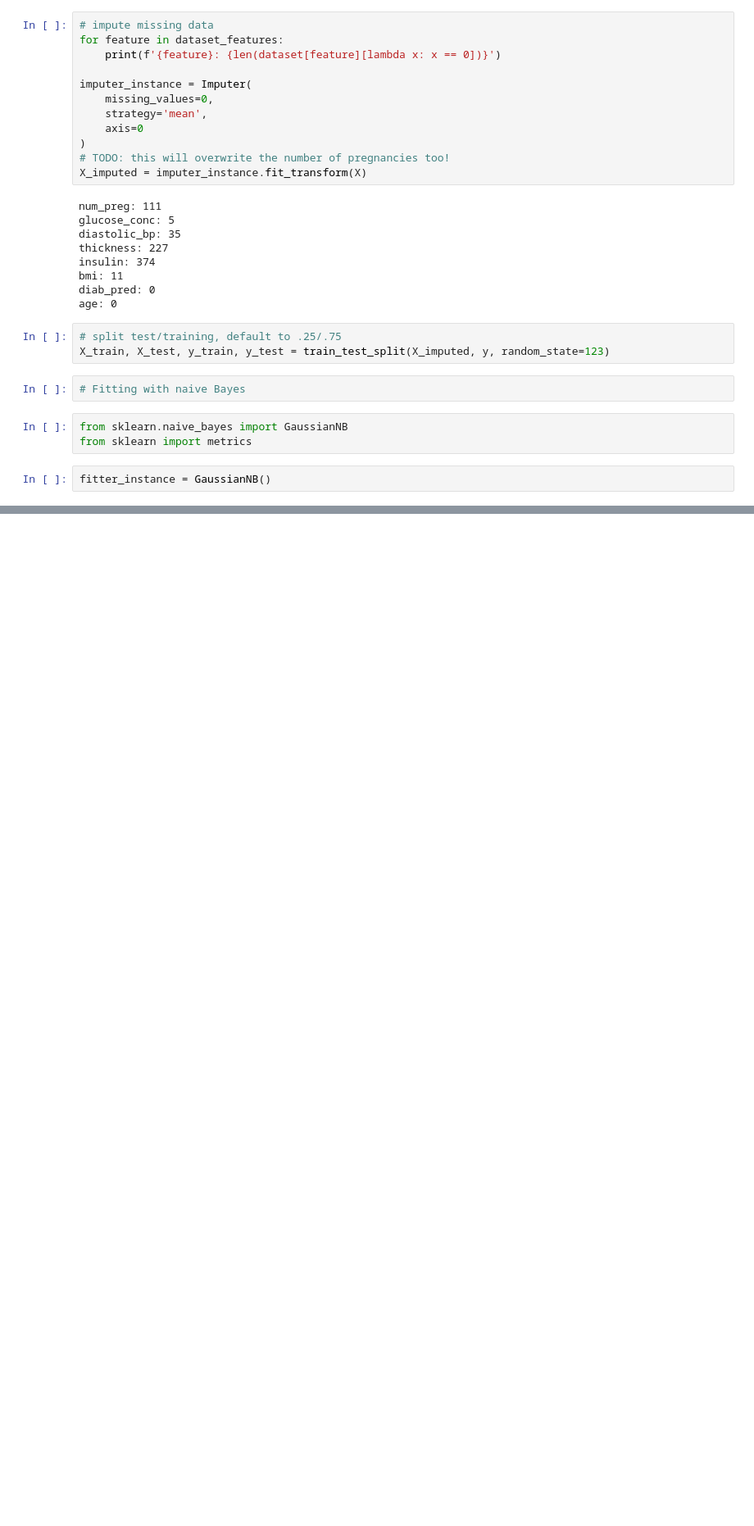
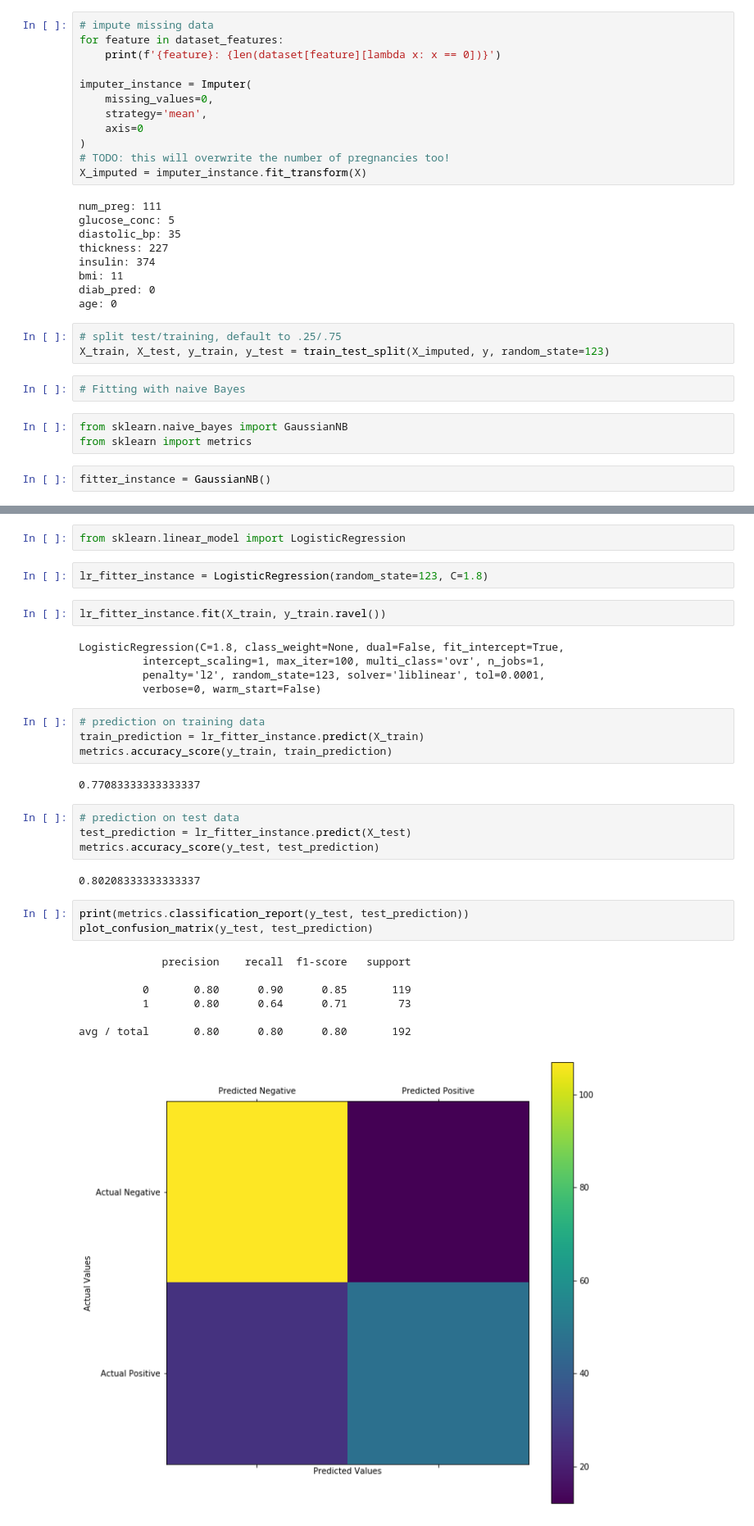
Before and after one commit to robota-x/pluralsight_code, a Jupyter notebook: 02_ml_understanding/analysis_1.ipynb, the cells around one changed output, grey strips where cells are left out. Shown at 82% size. Cells and saved outputs as stored; diff of their text form; blank space fills up the shorter version.

```diff
--- a/02_ml_understanding/analysis_1.ipynb
+++ b/02_ml_understanding/analysis_1.ipynb
@@ -159,0 +199,34 @@ avg / total       0.76      0.76      0.76       192
+# %%
+from sklearn.linear_model import LogisticRegression
+# %%
+lr_fitter_instance = LogisticRegression(random_state=123, C=1.8)
+# %%
+lr_fitter_instance.fit(X_train, y_train.ravel())
+# %% [output]
+LogisticRegression(C=1.8, class_weight=None, dual=False, fit_intercept=True,
+          intercept_scaling=1, max_iter=100, multi_class='ovr', n_jobs=1,
+          penalty='l2', random_state=123, solver='liblinear', tol=0.0001,
+          verbose=0, warm_start=False)
+# %%
+# prediction on training data
+train_prediction = lr_fitter_instance.predict(X_train)
+metrics.accuracy_score(y_train, train_prediction)
+# %% [output]
+0.77083333333333337
+# %%
+# prediction on test data
+test_prediction = lr_fitter_instance.predict(X_test)
+metrics.accuracy_score(y_test, test_prediction)
+# %% [output]
+0.80208333333333337
+# %%
+print(metrics.classification_report(y_test, test_prediction))
+plot_confusion_matrix(y_test, test_prediction)
+# %% [output]
+             precision    recall  f1-score   support
+
+          0       0.80      0.90      0.85       119
+          1       0.80      0.64      0.71        73
+
+avg / total       0.80      0.80      0.80       192
+[figure, added]
```
Also changed, not shown: parts of 18 cells of this notebook.
